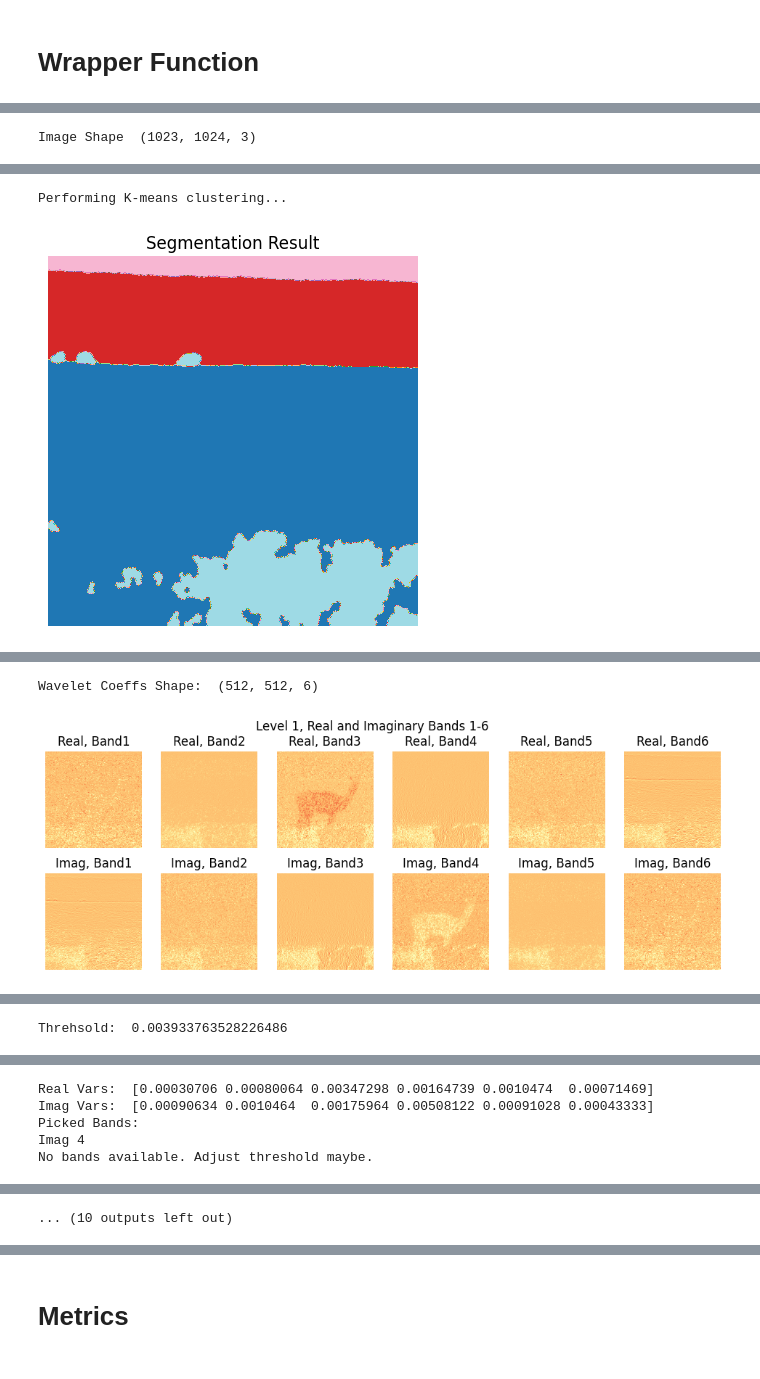
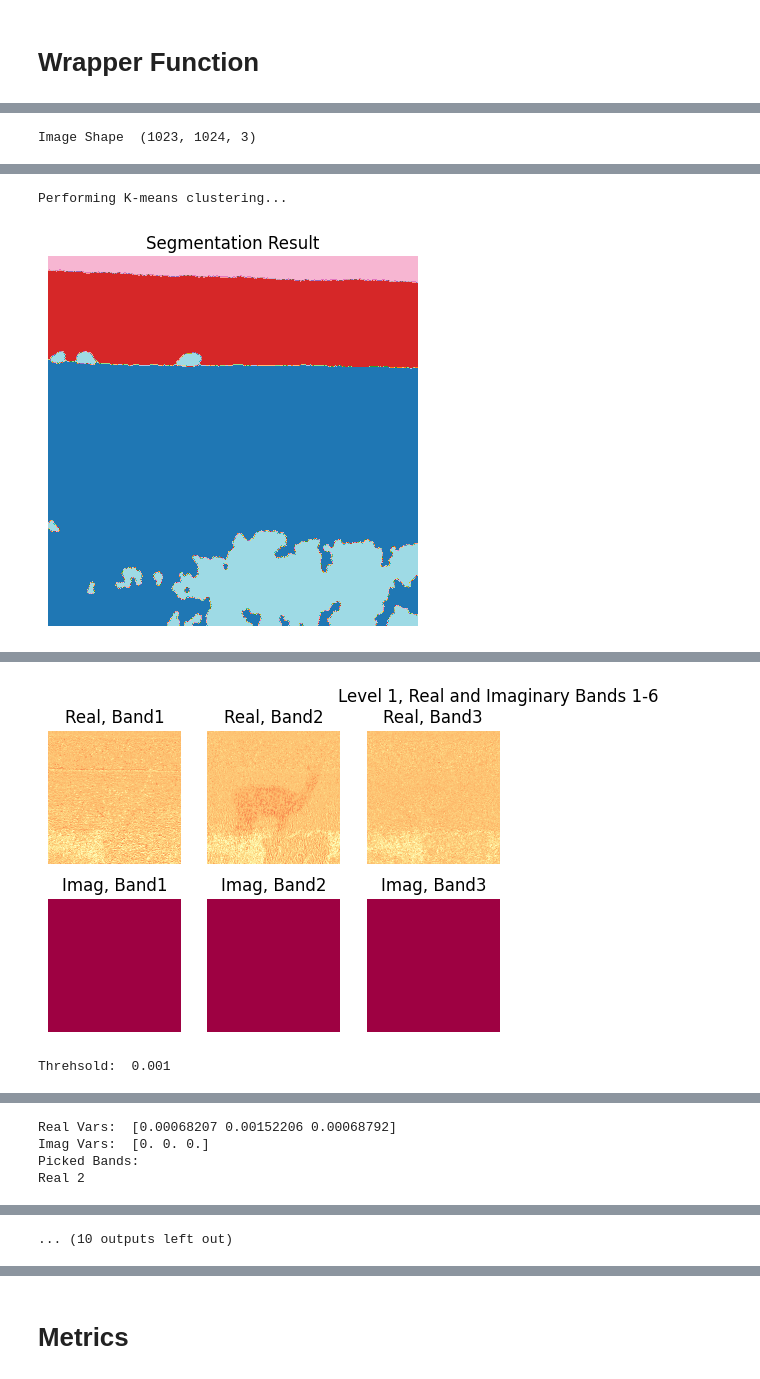
Before and after one commit to GSNikhil/inpainting-detection, a Jupyter notebook: code.ipynb, the cells around one changed output, grey strips where cells are left out. Drawn from its saved outputs; the diff is of its cells as text; code cells hidden in the pictures.

```diff
--- a/code.ipynb
+++ b/code.ipynb
@@ -560,6 +560,12 @@ def detect_inpainting(file_path, wavelet_type, noise_func, patch_size=16, var_th
     for cluster in list(np.unique(clusters)):
         mask = (clusters == cluster).astype(np.int8)
 
+        #pad the mask to make it equal to the size of the bands
+        pad_x = (real_coeffs[0].shape[0] - mask.shape[0])
+        pad_y = (real_coeffs[0].shape[1] - mask.shape[1])
+        mask = np.pad(mask, ((pad_x//2, pad_x-(pad_x//2)), (pad_y//2, pad_y-(pad_y//2))), 'constant', constant_values=(0, 0))
+
+
         #display mask
         if display:
             plt.imshow(mask, cmap="gray")
@@ -598,7 +604,7 @@ def detect_inpainting(file_path, wavelet_type, noise_func, patch_size=16, var_th
 
     return final_mask
 # %%
-final_mask = detect_inpainting(file_path="../project/data/lama.bmp", wavelet_type='dtcwt', noise_func=noise_zero, kernel_size=5, patch_size=64, var_threshold='dynamic', display=True)
+final_mask = detect_inpainting(file_path="../project/data/lama.bmp", wavelet_type='sym2', noise_func=noise_zero, kernel_size=5, patch_size=64, var_threshold=0.001, display=True)
 # %% [output]
 [figure]
 Image Shape  (1023, 1024, 3)
@@ -610,2 +616,2 @@ WARNING:root:The bottom row has been duplicated, prior to decomposition.
+[figure, new version]
-Wavelet Coeffs Shape:  (512, 512, 6)
+Threhsold:  0.001
-[figure, old version]
@@ -612 +619,4 @@ Wavelet Coeffs Shape:  (512, 512, 6)
-Threhsold:  0.003933763528226486
+Real Vars:  [0.00068207 0.00152206 0.00068792]
+Imag Vars:  [0. 0. 0.]
+Picked Bands:
+Real 2
@@ -614,5 +625 @@ Threhsold:  0.003933763528226486
-Real Vars:  [0.00030706 0.00080064 0.00347298 0.00164739 0.0010474  0.00071469]
-Imag Vars:  [0.00090634 0.0010464  0.00175964 0.00508122 0.00091028 0.00043333]
-Picked Bands:
-Imag 4
-No bands available. Adjust threshold maybe.
+... (10 outputs left out)
@@ -620,4 +626,3 @@ No bands available. Adjust threshold maybe.
-... (10 outputs left out)
 # %%
 print("Final Mask Shape: ", final_mask)
 # %% [output]
```
Also changed, not shown: parts of 6 cells of this notebook.
